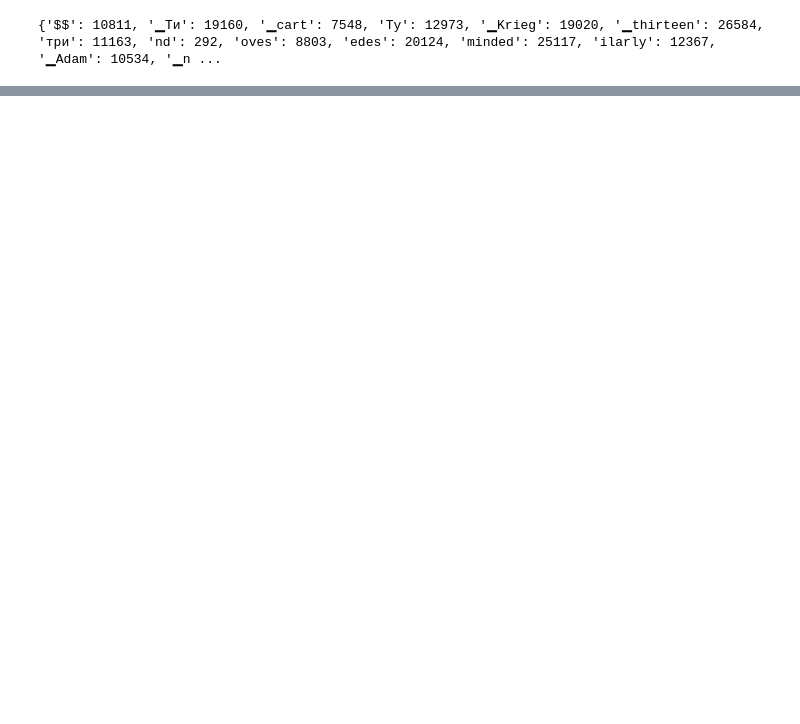
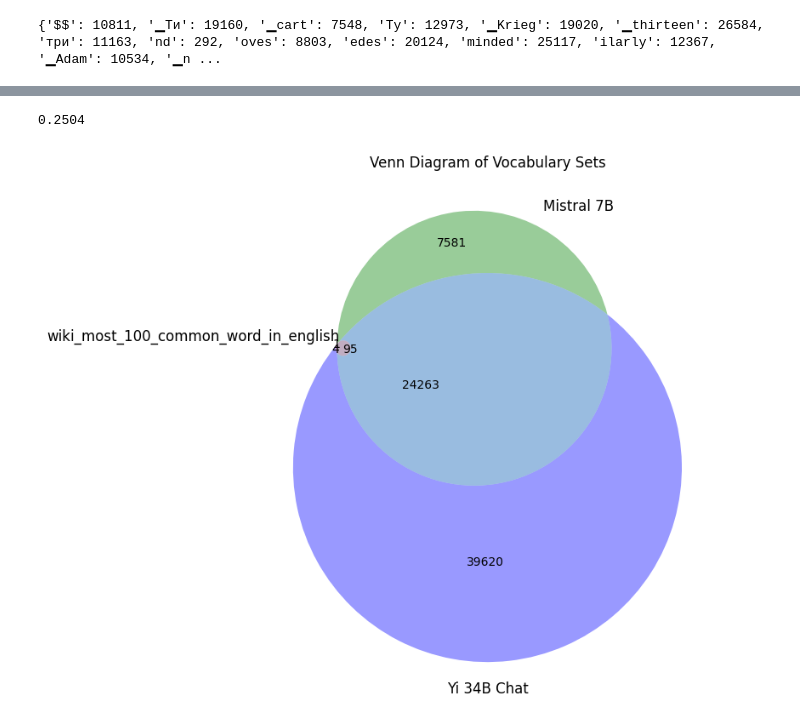
Before and after one commit to happyPydog/llm-research, a Jupyter notebook: examples/vocab_overlapping_ratio.ipynb, the cells around one changed output, grey strips where cells are left out. Cells and saved outputs as stored; diff of their text form; code cells hidden in the pictures; blank space fills up the shorter version.

```diff
--- a/vocab_overlapping_ratio.ipynb
+++ b/examples/vocab_overlapping_ratio.ipynb
@@ -43,7 +44,7 @@ import matplotlib.pyplot as plt
 
 
 def get_vocab_set(path: str) -> set:
-    with open(path, "r") as f:
+    with open(f"vocab/{path}", "r") as f:
         vocab = set(word.strip() for word in f.readlines())
     return vocab
 
@@ -94,0 +141,55 @@ To disable this warning, you can either:
+# %%
+1252 / 5000
+# %% [output]
+0.2504
+# %%
+from matplotlib_venn import venn3
+import matplotlib.pyplot as plt
+
+
+def get_vocab_set(path: str) -> set:
+    with open(f"vocab/{path}", "r") as f:
+        vocab = set(word.strip() for word in f.readlines())
+    return vocab
+
+
+# 讀取詞匯集
+oxford_3000 = get_vocab_set("wiki_most_100_common_word_in_english.txt")
+mistral_7b = get_vocab_set("Mistral-7B-v0.1_vocab.txt")
+yi_34b_chat = get_vocab_set("Yi-34B-Chat_vocab.txt")
+
+# 計算交集
+oxford_mistral_intersection = len(oxford_3000 & mistral_7b)
+oxford_yi_intersection = len(oxford_3000 & yi_34b_chat)
+mistral_yi_intersection = len(mistral_7b & yi_34b_chat)
+all_three_intersection = len(oxford_3000 & mistral_7b & yi_34b_chat)
+
+# 使用matplotlib_venn繪製文氏圖
+venn_sets = {
+    "100": len(oxford_3000)
+    - oxford_mistral_intersection
+    - oxford_yi_intersection
+    + all_three_intersection,
+    "010": len(mistral_7b)
+    - oxford_mistral_intersection
+    - mistral_yi_intersection
+    + all_three_intersection,
+    "001": len(yi_34b_chat)
+    - oxford_yi_intersection
+    - mistral_yi_intersection
+    + all_three_intersection,
+    "110": oxford_mistral_intersection - all_three_intersection,
+    "101": oxford_yi_intersection - all_three_intersection,
+    "011": mistral_yi_intersection - all_three_intersection,
+    "111": all_three_intersection,
+}
+
+plt.figure(figsize=(8, 8))
+venn3(
+    subsets=venn_sets,
+    set_labels=("wiki_most_100_common_word_in_english", "Mistral 7B", "Yi 34B Chat"),
+)
+plt.title("Venn Diagram of Vocabulary Sets")
+plt.show()
+# %% [output]
+[figure, added]
```
Also changed, not shown: parts of 6 cells of this notebook, 15 other files.
